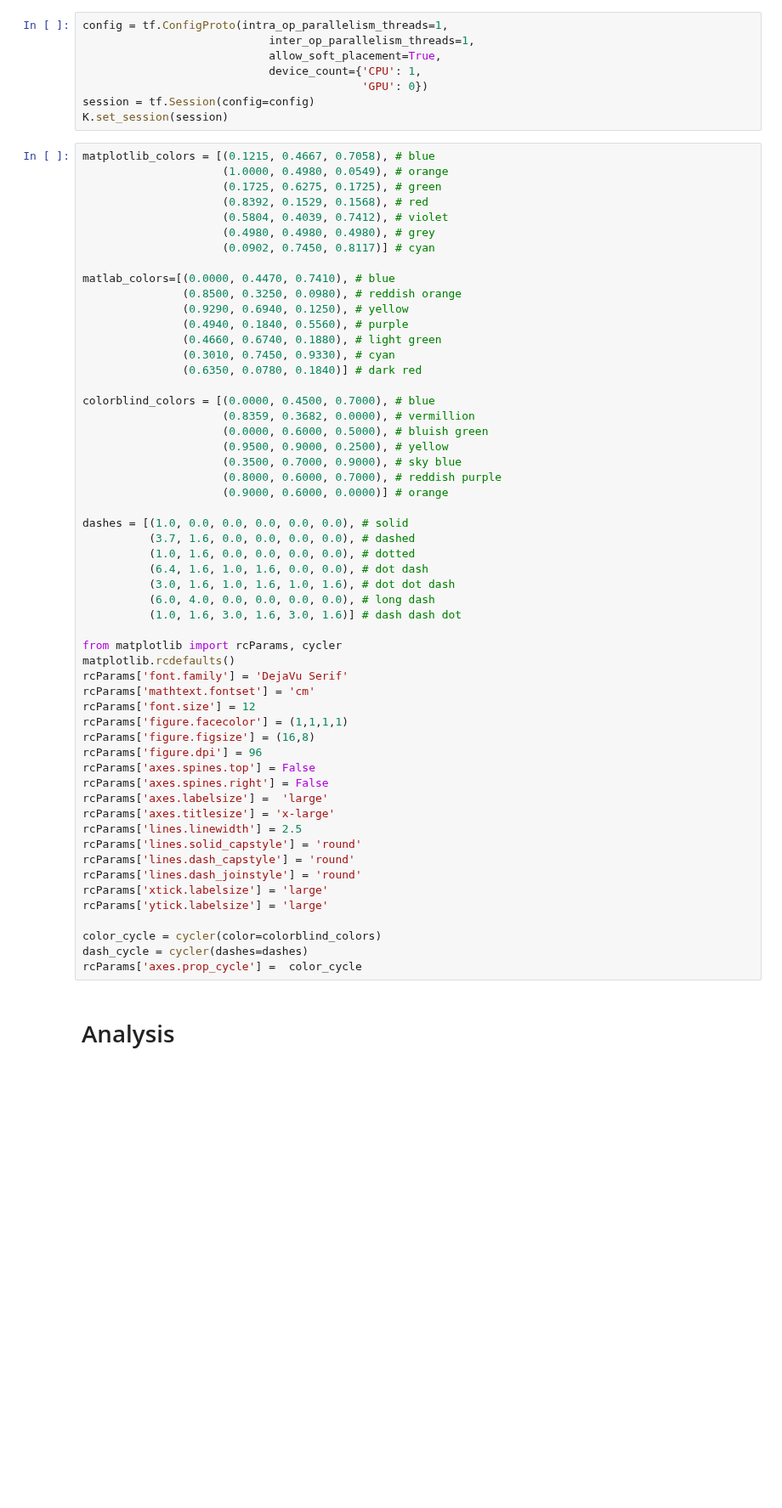
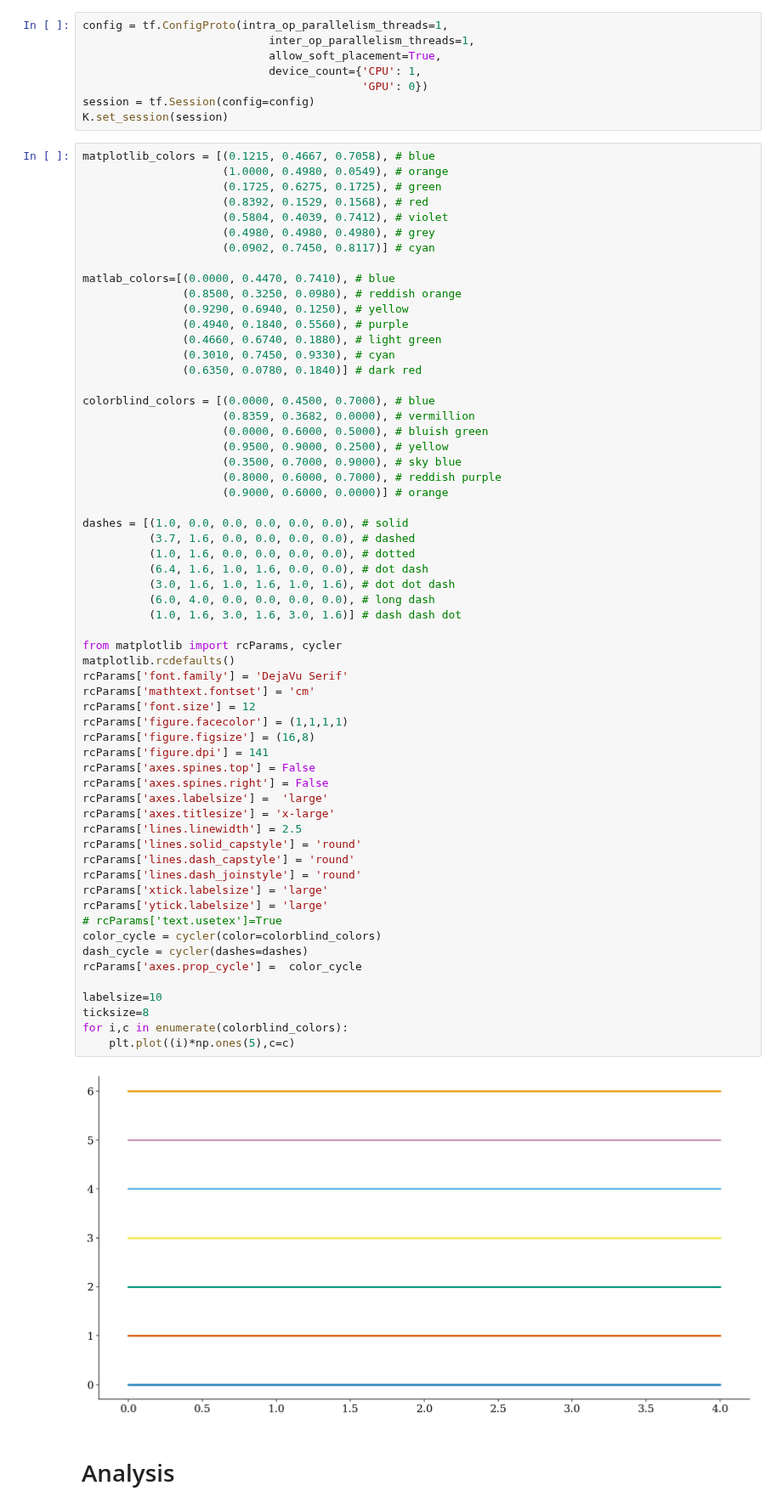
Before and after one commit to PlasmaControl/plasma-profile-predictor, a Jupyter notebook: notebooks/plots_for_paper.ipynb, the cells around one changed output. Shown at 85% size. Drawn from its saved outputs; the diff is of its cells as text; blank space fills up the shorter version.

```diff
--- a/notebooks/plots_for_paper.ipynb
+++ b/notebooks/plots_for_paper.ipynb
@@ -55,35 +57,42 @@ colorblind_colors = [(0.0000, 0.4500, 0.7000), # blue
                      (0.9000, 0.6000, 0.0000)] # orange
 
 dashes = [(1.0, 0.0, 0.0, 0.0, 0.0, 0.0), # solid
           (3.7, 1.6, 0.0, 0.0, 0.0, 0.0), # dashed
           (1.0, 1.6, 0.0, 0.0, 0.0, 0.0), # dotted
           (6.4, 1.6, 1.0, 1.6, 0.0, 0.0), # dot dash
           (3.0, 1.6, 1.0, 1.6, 1.0, 1.6), # dot dot dash
           (6.0, 4.0, 0.0, 0.0, 0.0, 0.0), # long dash
           (1.0, 1.6, 3.0, 1.6, 3.0, 1.6)] # dash dash dot
 
 from matplotlib import rcParams, cycler
 matplotlib.rcdefaults()
 rcParams['font.family'] = 'DejaVu Serif'
 rcParams['mathtext.fontset'] = 'cm'
 rcParams['font.size'] = 12
 rcParams['figure.facecolor'] = (1,1,1,1)
 rcParams['figure.figsize'] = (16,8)
-rcParams['figure.dpi'] = 96
+rcParams['figure.dpi'] = 141
 rcParams['axes.spines.top'] = False
 rcParams['axes.spines.right'] = False
 rcParams['axes.labelsize'] =  'large'
 rcParams['axes.titlesize'] = 'x-large'
 rcParams['lines.linewidth'] = 2.5
 rcParams['lines.solid_capstyle'] = 'round'
 rcParams['lines.dash_capstyle'] = 'round'
 rcParams['lines.dash_joinstyle'] = 'round'
 rcParams['xtick.labelsize'] = 'large'
 rcParams['ytick.labelsize'] = 'large'
-
+# rcParams['text.usetex']=True
 color_cycle = cycler(color=colorblind_colors)
 dash_cycle = cycler(dashes=dashes)
 rcParams['axes.prop_cycle'] =  color_cycle
+
+labelsize=10
+ticksize=8
+for i,c in enumerate(colorblind_colors):
+    plt.plot((i)*np.ones(5),c=c)
+# %% [output]
+[figure, added]
 # %% [markdown]
 # Analysis
 # %%
```
Also changed, not shown: parts of 64 cells of this notebook, 44 other files.
